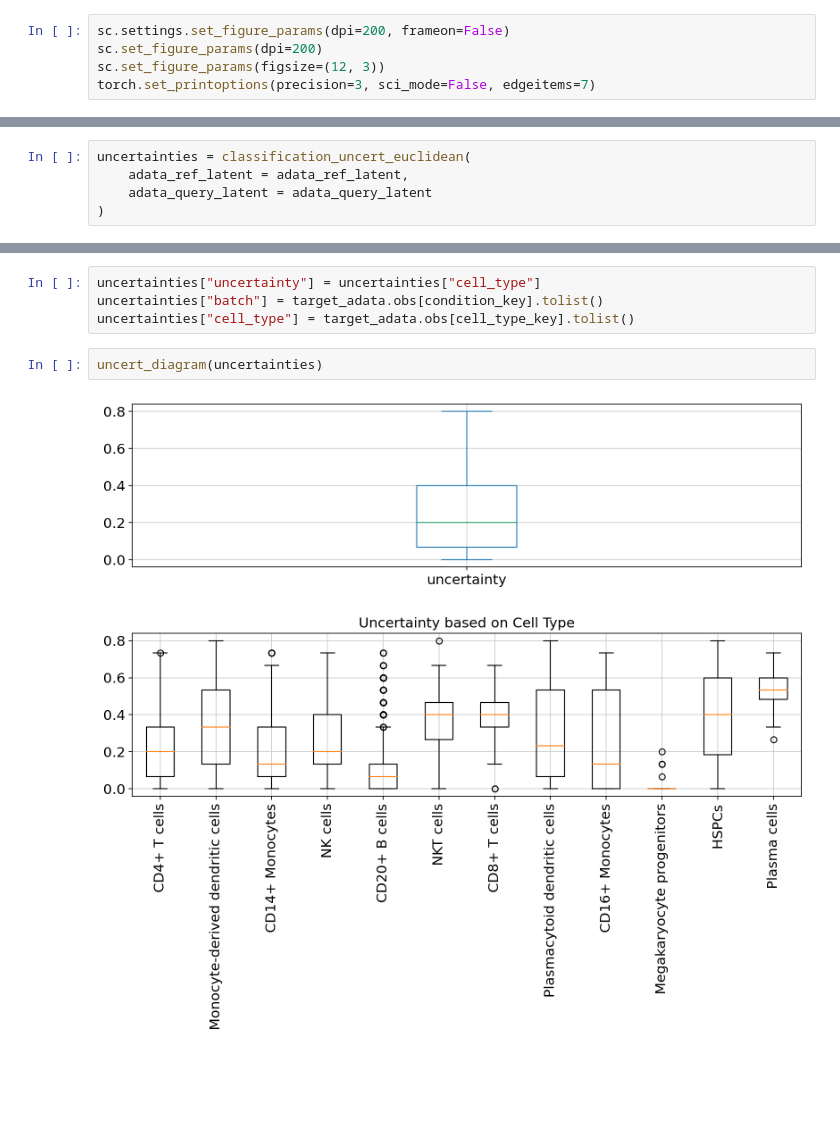
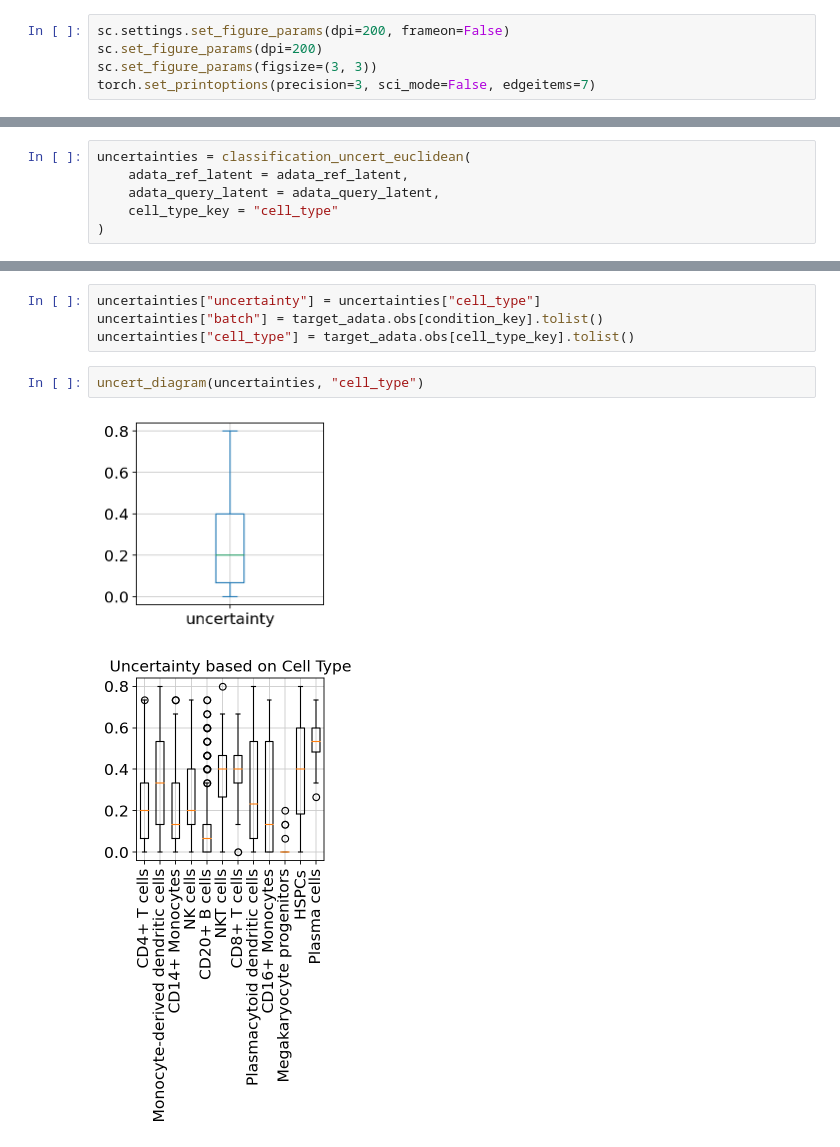
Before and after one commit to theislab/archmap_data, a Jupyter notebook: scarches-api/uncert/testing/uncert_euclidean.ipynb, the cells around one changed output, grey strips where cells are left out. Saved outputs shown, nothing was run; the diff lists cells and outputs as text; blank space fills up the shorter version.

```diff
--- a/scarches-api/uncert/testing/uncert_euclidean.ipynb
+++ b/scarches-api/uncert/testing/uncert_euclidean.ipynb
@@ -43,7 +45,7 @@ from uncert_metric import *
 # %%
 sc.settings.set_figure_params(dpi=200, frameon=False)
 sc.set_figure_params(dpi=200)
-sc.set_figure_params(figsize=(12, 3))
+sc.set_figure_params(figsize=(3, 3))
 torch.set_printoptions(precision=3, sci_mode=False, edgeitems=7)
 # %% [markdown]
 # Pancreas
@@ -222,7 +254,8 @@ adata_query_latent.obs['batch'] = target_adata.obs[condition_key].tolist()
 # %%
 uncertainties = classification_uncert_euclidean(
     adata_ref_latent = adata_ref_latent,
-    adata_query_latent = adata_query_latent
+    adata_query_latent = adata_query_latent,
+    cell_type_key = "cell_type"
 )
 # %% [output]
 Weighted KNN with n_neighbors = 15 ... finished!
@@ -231,7 +264,7 @@ uncertainties["uncertainty"] = uncertainties["cell_type"]
 uncertainties["batch"] = target_adata.obs[condition_key].tolist()
 uncertainties["cell_type"] = target_adata.obs[cell_type_key].tolist()
 # %%
-uncert_diagram(uncertainties)
+uncert_diagram(uncertainties, "cell_type")
 # %% [output]
-[figure, old version]
+[figure, new version]
-[figure, old version]
+[figure, new version]
```
Also changed, not shown: parts of 13 cells of this notebook, 3 other files.
